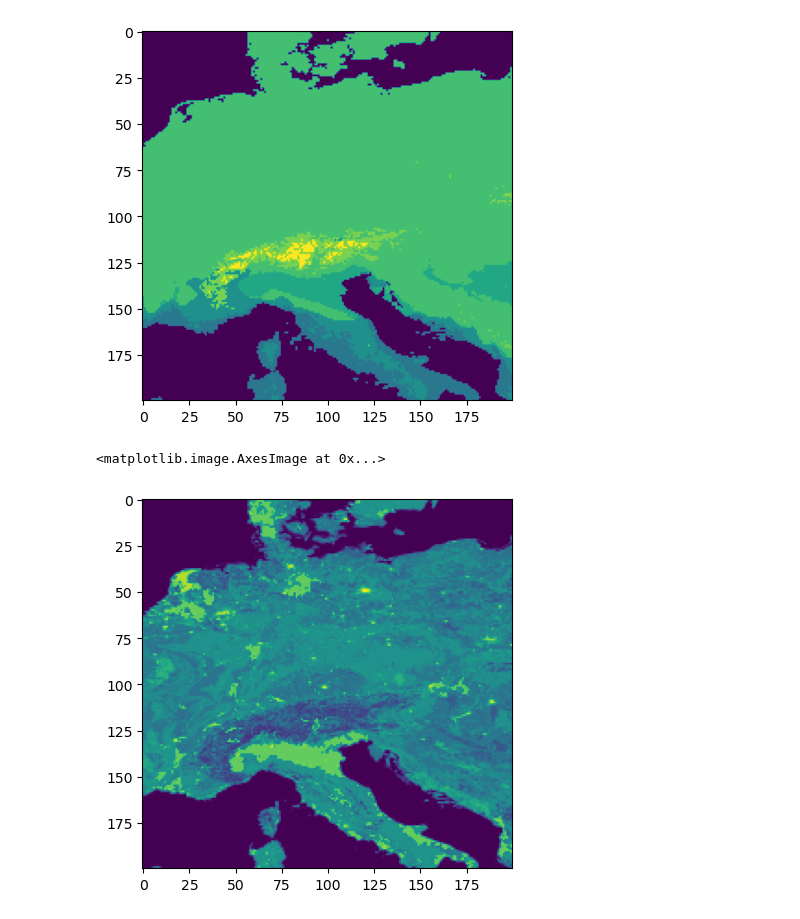
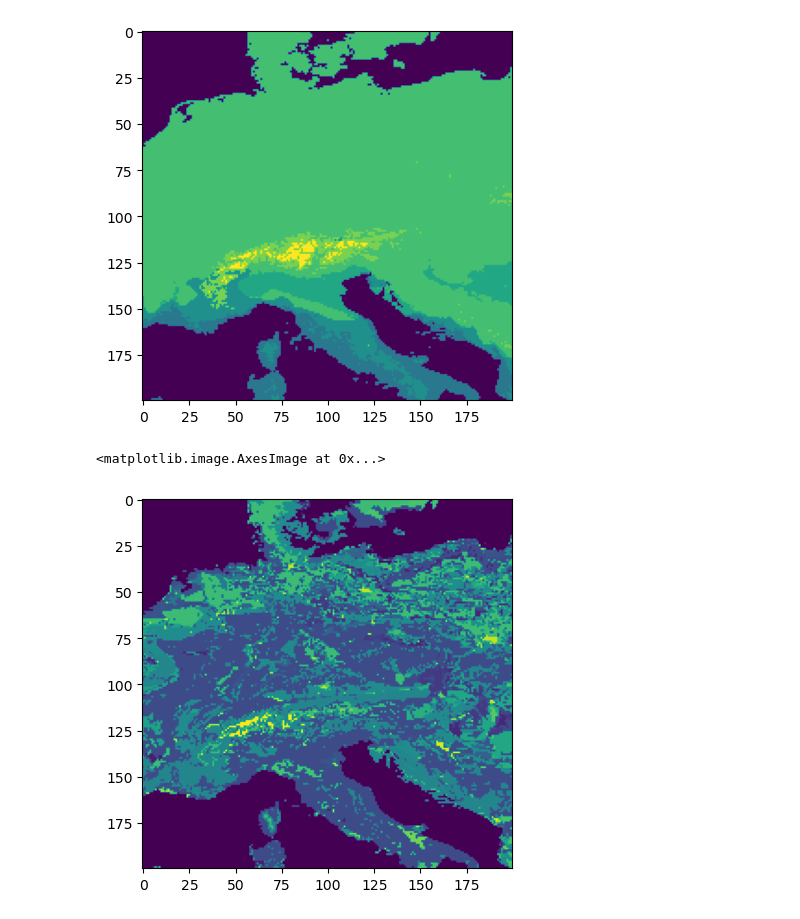
Before and after one commit to LeoKonzett/csh-vienna-abm, a Jupyter notebook: cluster_environment.ipynb, the cells around one changed output. Drawn from its saved outputs; the diff is of its cells as text; code cells hidden in the pictures.

```diff
--- a/cluster_environment.ipynb
+++ b/cluster_environment.ipynb
@@ -54,18 +54,20 @@ plt.imshow(temp_data) # visualize
 # %%
 # Load Soil Data
 data_dir = r"C:\Users\leoko\Documents\Vienna_CSH\gaez_v4_data"
-fn = "Gaez_Soil_Regime_Class.tif"
+fn = "Gaez_Dominant_Soil_Class.tif"
 
 gaez_data = gaez_data_loader.GlobalAezV4()
 gaez_data.load(os.path.join(data_dir, fn), idx=0, verbose=False)
-gaez_data.resize(target_size=(2160, 4320))  # shape of moisture and temperature class
+
+
+# gaez_data.resize(target_size=(2160, 4320))  # shape of moisture and temperature class
 
 gaez_data.set_woi(r0=400, c0=2200, n_rows=200, n_cols=200) # crop europe
 # gaez_data.get_distance_matrix(verbose=True) # load distance matrix
 
 soil_data = np.copy(gaez_data._array)
 
 plt.imshow(soil_data) # visualize
 # %% [output]
 <matplotlib.image.AxesImage at 0x...>
-[figure, old version]
+[figure, new version]
```
Also changed, not shown: parts of 2 cells of this notebook.
